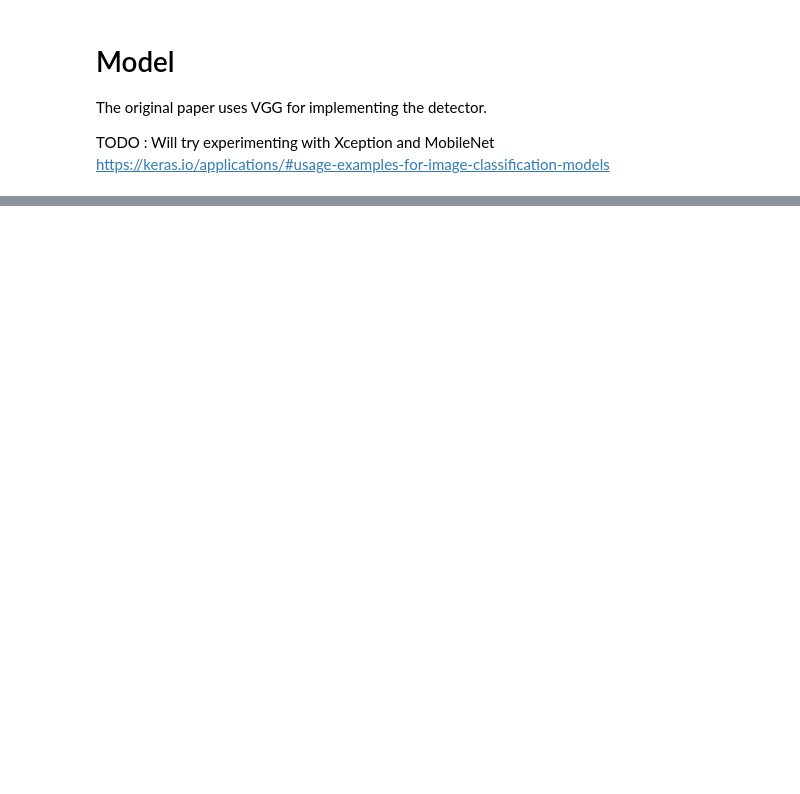
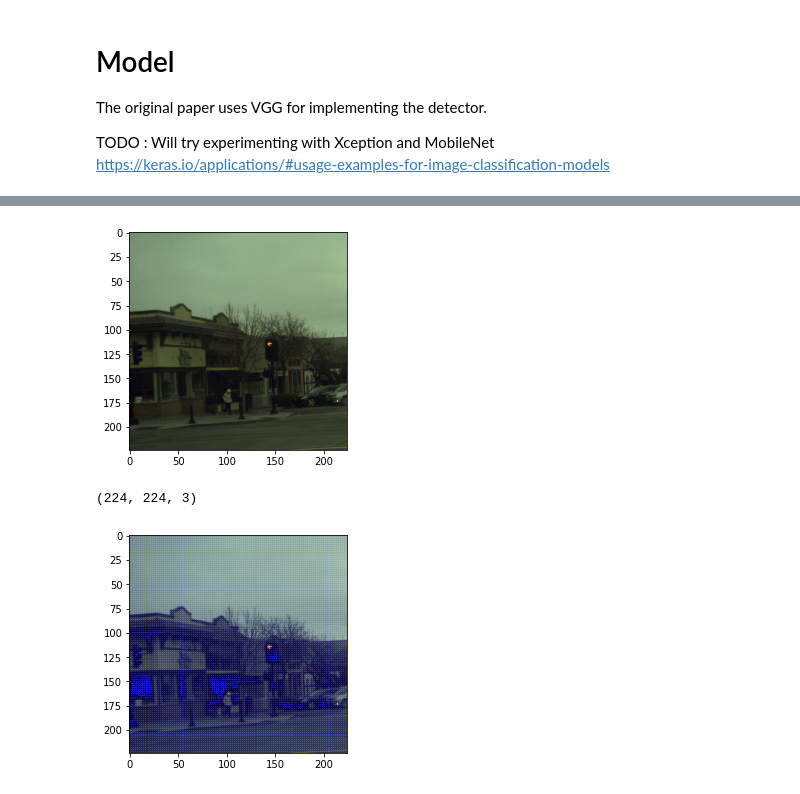
Before and after one commit to rdjondo/SimplisticSSD, a Jupyter notebook: MySSD_experiment.ipynb, the cells around one changed output, grey strips where cells are left out. Saved outputs shown, nothing was run; the diff lists cells and outputs as text; code cells hidden in the pictures; blank space fills up the shorter version.

```diff
--- a/MySSD_experiment.ipynb
+++ b/MySSD_experiment.ipynb
@@ -561,0 +640,23 @@ uint8
+# %%
+image_path = 'bosch/dataset_train_rgb_zip/rgb/train/2017-02-03-11-44-56_los_altos_mountain_view_traffic_lights_bag/208772.png'
+
+img = cv2.cvtColor( cv2.imread( image_path), cv2.COLOR_BGR2RGB )
+img = preprocess_image(img)
+
+plt.imshow( img)
+plt.show()
+
+seg= model.predict(img.reshape(1,224,224,3))
+
+seg = seg.reshape(224,224,2)
+prediction = np.zeros(img.shape, dtype=np.uint8)
+print(prediction.shape)
+prediction[:,:,2] = ((seg[:,:,0]<seg[:,:,1]).astype(np.uint32) * 300).clip(0,255).astype(np.uint8)
+
+combine_images = (img.astype(np.uint16) + prediction.astype(np.uint16)).clip(0,255).astype(np.uint8)
+plt.imshow( combine_images )
+plt.show()
+# %% [output]
+[figure, added]
+(224, 224, 3)
+[figure, added]
```
Also changed, not shown: parts of 8 cells of this notebook.
